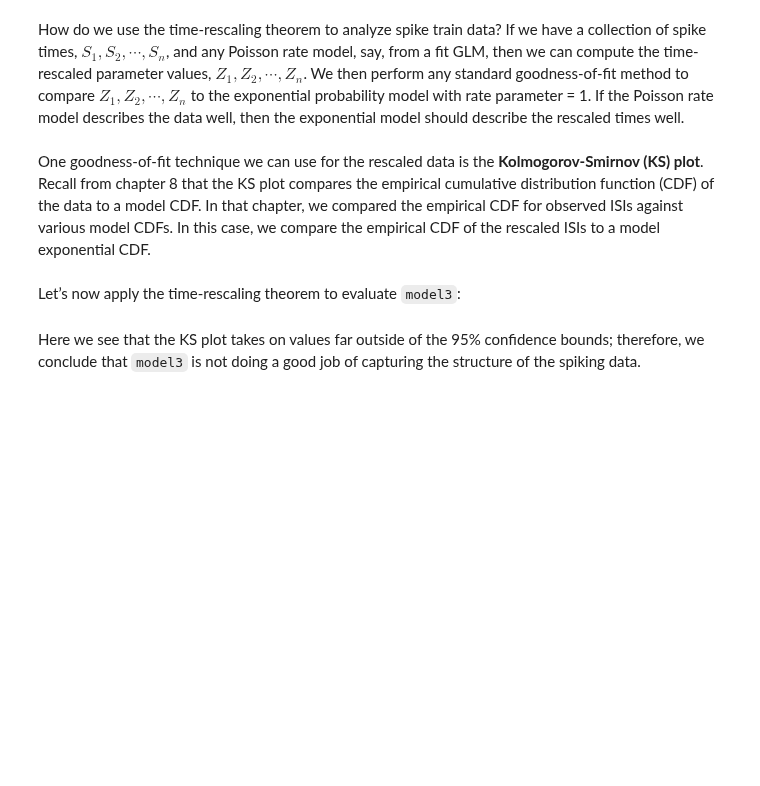
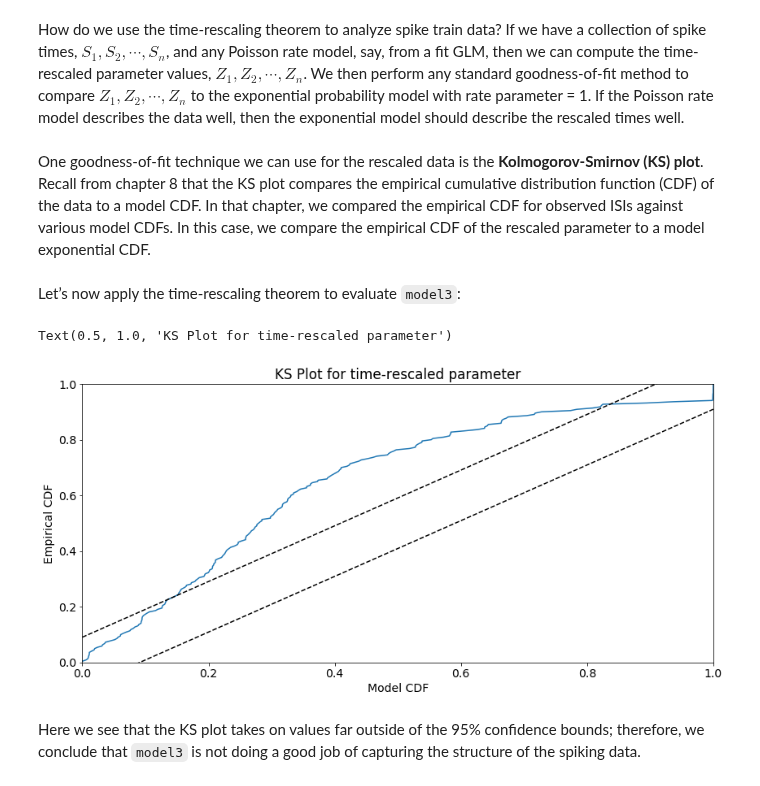
Before and after one commit to jaib1/Case-Studies-Python, a Jupyter notebook: content/09/point-process-glms.ipynb, the cells around one changed output. Saved outputs shown, nothing was run; the diff lists cells and outputs as text; code cells hidden in the pictures; blank space fills up the shorter version.

```diff
--- a/content/09/point-process-glms.ipynb
+++ b/content/09/point-process-glms.ipynb
@@ -483,44 +523,47 @@ for $i = 1, \cdots, n$. By the time-rescaling theorem, the rescaled variables, $
 # %% [markdown]
 How do we use the time-rescaling theorem to analyze spike train data? If we have a collection of spike times, $S_1 , S_2 , \cdots , S_n$, and any Poisson rate model, say, from a fit GLM, then we can compute the time-rescaled parameter values, $Z_1,Z_2,\cdots ,Z_n$. We then perform any standard goodness-of-fit method to compare $Z_1,Z_2,\cdots ,Z_n$ to the exponential probability model with rate parameter = 1. If the Poisson rate model describes the data well, then the exponential model should describe the rescaled times well.
 # %% [markdown]
-One goodness-of-fit technique we can use for the rescaled data is the **Kolmogorov-Smirnov (KS) plot**. Recall from chapter 8 that the KS plot compares the empirical cumulative distribution function (CDF) of the data to a model CDF. In that chapter, we compared the empirical CDF for observed ISIs against various model CDFs. In this case, we compare the empirical CDF of the rescaled ISIs to a model exponential CDF.
+One goodness-of-fit technique we can use for the rescaled data is the **Kolmogorov-Smirnov (KS) plot**. Recall from chapter 8 that the KS plot compares the empirical cumulative distribution function (CDF) of the data to a model CDF. In that chapter, we compared the empirical CDF for observed ISIs against various model CDFs. In this case, we compare the empirical CDF of the rescaled parameter to a model exponential CDF.
 # %% [markdown]
 Let’s now apply the time-rescaling theorem to evaluate `model3`:
 # %%
 ## Apply the time-rescaling theorem to the model to correct for violations of
 ## the identically distributed assumption, and evaluate the goodness-of-fit of
 ## `model3` to the data via a KS plot of the cdf of the rescaled parameter vs.
 ## the exponential distribution model that corresponds to our Poisson model
 
 # Get rate parameter values for `model3` for each time step.
 lambda_vals_model3 = np.exp(b_model3[0] + (b_model3[1] * x)
                             + (b_model3[2] * x ** 2))
 # <s Rescale ISIs.
 n_spks = len(ts)
 # Prepend 0 to `t_spk_indxs` in order to account for the ISI from time=0 to
 # `t_spk_indxs[0]`
 t_spk_idxs_0 = np.append(0, t_spk_idxs)
-rescaled_param_vals = \
+rescaled_param_vals_model3 = \
     [np.sum(lambda_vals_model3[t_spk_idxs_0[i_spk - 1] : t_spk_idxs_0[i_spk]])
      for i_spk in range(1, n_spks + 1)]
 # /s>
 
 # <s Compute empirical and model (exponential distribution) CDF of rescaled ISIs,
 # and create KS plot with 95% confidence intervals.
-ecdf_rescaled_param = \
-    sm.distributions.empirical_distribution.ECDF(rescaled_param_vals)
-mcdf_rescaled_param = 1 - np.exp(-ecdf_rescaled_param.x)  # rate parameter = 1
+ecdf_rescaled_param_model3 = \
+    sm.distributions.empirical_distribution.ECDF(rescaled_param_vals_model3)
+mcdf_rescaled_param_model3 = 1 - np.exp(-ecdf_rescaled_param_model3.x)  # rate parameter = 1
 ks_95_ppf = stats.kstwo.ppf(0.95, n_spks)
 fig3, ax3 = plt.subplots()
-ax3.plot(mcdf_rescaled_param, ecdf_rescaled_param.y)  # ks plot
+ax3.plot(mcdf_rescaled_param_model3, ecdf_rescaled_param_model3.y)  # ks plot
 ax3.plot([0, 1], [(0 - ks_95_ppf), (1 - ks_95_ppf)], 'k--')  # ks lower bound
 ax3.plot([0, 1], [(0 + ks_95_ppf), (1 + ks_95_ppf)], 'k--')  # ks upper bound
 ax3.set_xlim([0, 1])
 ax3.set_ylim([0, 1])
 ax3.set_xlabel('Model CDF')
 ax3.set_ylabel('Empirical CDF')
 ax3.set_title('KS Plot for time-rescaled parameter')
 # /s>
+# %% [output]
+Text(0.5, 1.0, 'KS Plot for time-rescaled parameter')
+[figure, added]
 # %% [markdown]
 Here we see that the KS plot takes on values far outside of the 95% confidence bounds; therefore, we conclude that `model3` is not doing a good job of capturing the structure of the spiking data.
 # %% [markdown]
```
Also changed, not shown: parts of 90 cells of this notebook, 1 other file.
